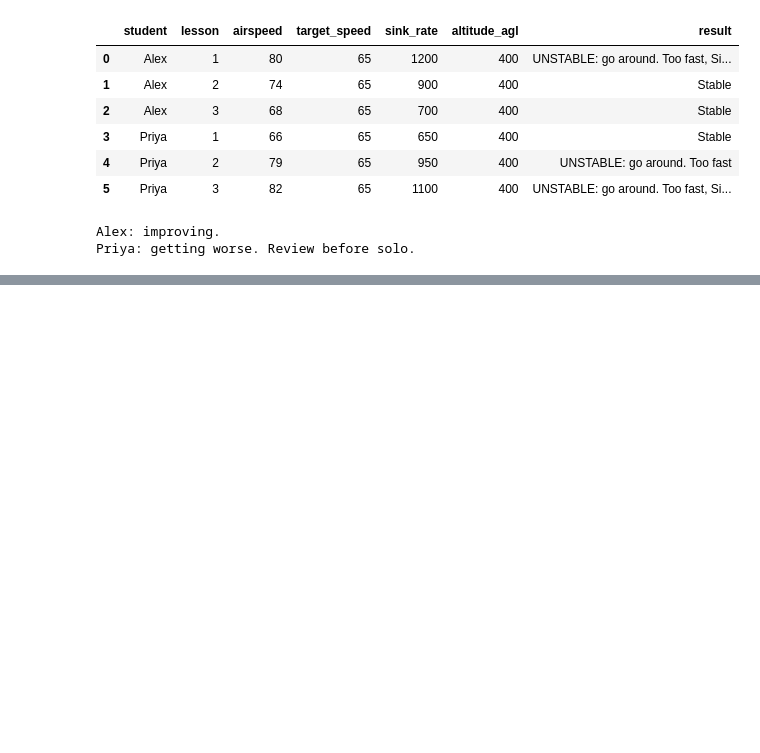
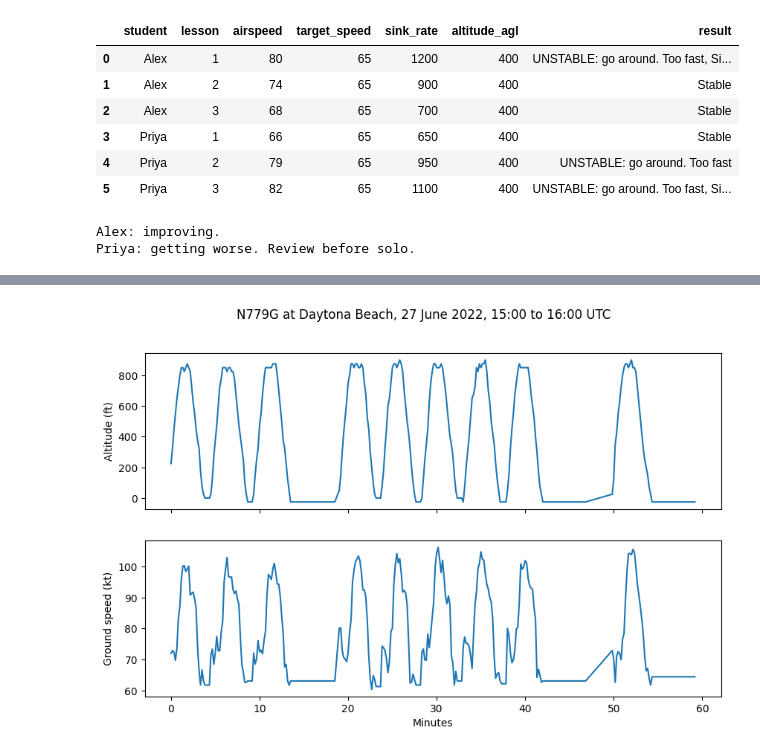
Before and after one commit to samsuseelan/ga-unstable-approach-warning, a Jupyter notebook: stable_approach_check.ipynb, the cells around one changed output, grey strips where cells are left out. Saved outputs shown, nothing was run; the diff lists cells and outputs as text; code cells hidden in the pictures; blank space fills up the shorter version.

Commit message:
Load OpenSky data and plot N779G circuits

```diff
--- a/stable_approach_check.ipynb
+++ b/stable_approach_check.ipynb
@@ -74,0 +122,20 @@ Priya: getting worse. Review before solo.
+# %%
+kdab = kdab.copy()
+
+# Convert units: meters to feet, m/s to knots, m/s to feet per minute
+kdab["alt_ft"] = kdab["baroaltitude"] * 3.281
+kdab["speed_kt"] = kdab["velocity"] * 1.944
+kdab["vs_fpm"] = kdab["vertrate"] * 196.85
+
+# Keep airborne aircraft below 1,500 ft and slower than 140 knots
+low = kdab[(kdab["alt_ft"] < 1500) & (kdab["speed_kt"] < 140) & (kdab["onground"] == False)]
+
+# One summary line per aircraft
+summary = low.groupby("callsign").agg(
+    points=("time", "count"),
+    lowest_ft=("alt_ft", "min"),
+    avg_speed_kt=("speed_kt", "mean"),
+).round(0)
+
+print("Aircraft in the pattern:", len(summary))
+summary.sort_values("points", ascending=False)
@@ -74,0 +162,20 @@ Priya: getting worse. Review before solo.
+# %%
+import matplotlib.pyplot as plt
+
+# All reports for one aircraft, in time order
+plane = kdab[kdab["callsign"].str.strip() == "N779G"].sort_values("time")
+
+# Minutes since first report
+minutes = (plane["time"] - plane["time"].min()) / 60
+
+# Two charts, one above the other
+fig, ax = plt.subplots(2, 1, figsize=(10, 6), sharex=True)
+ax[0].plot(minutes, plane["alt_ft"])
+ax[0].set_ylabel("Altitude (ft)")
+ax[1].plot(minutes, plane["speed_kt"])
+ax[1].set_ylabel("Ground speed (kt)")
+ax[1].set_xlabel("Minutes")
+plt.suptitle("N779G at Daytona Beach, 27 June 2022, 15:00 to 16:00 UTC")
+plt.show()
+# %% [output]
+[figure, added]
```
Also changed, not shown: parts of 3 cells of this notebook.
